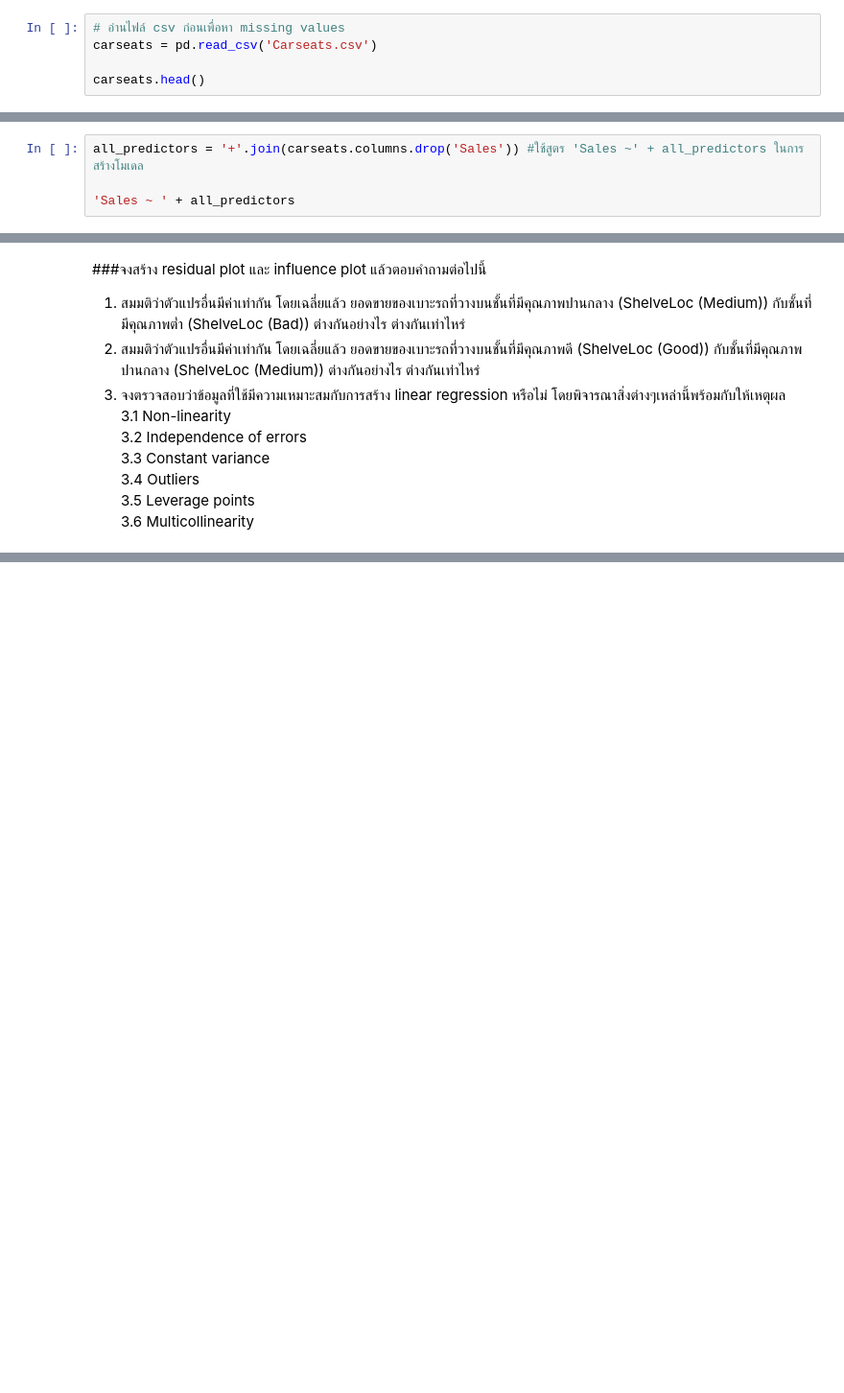
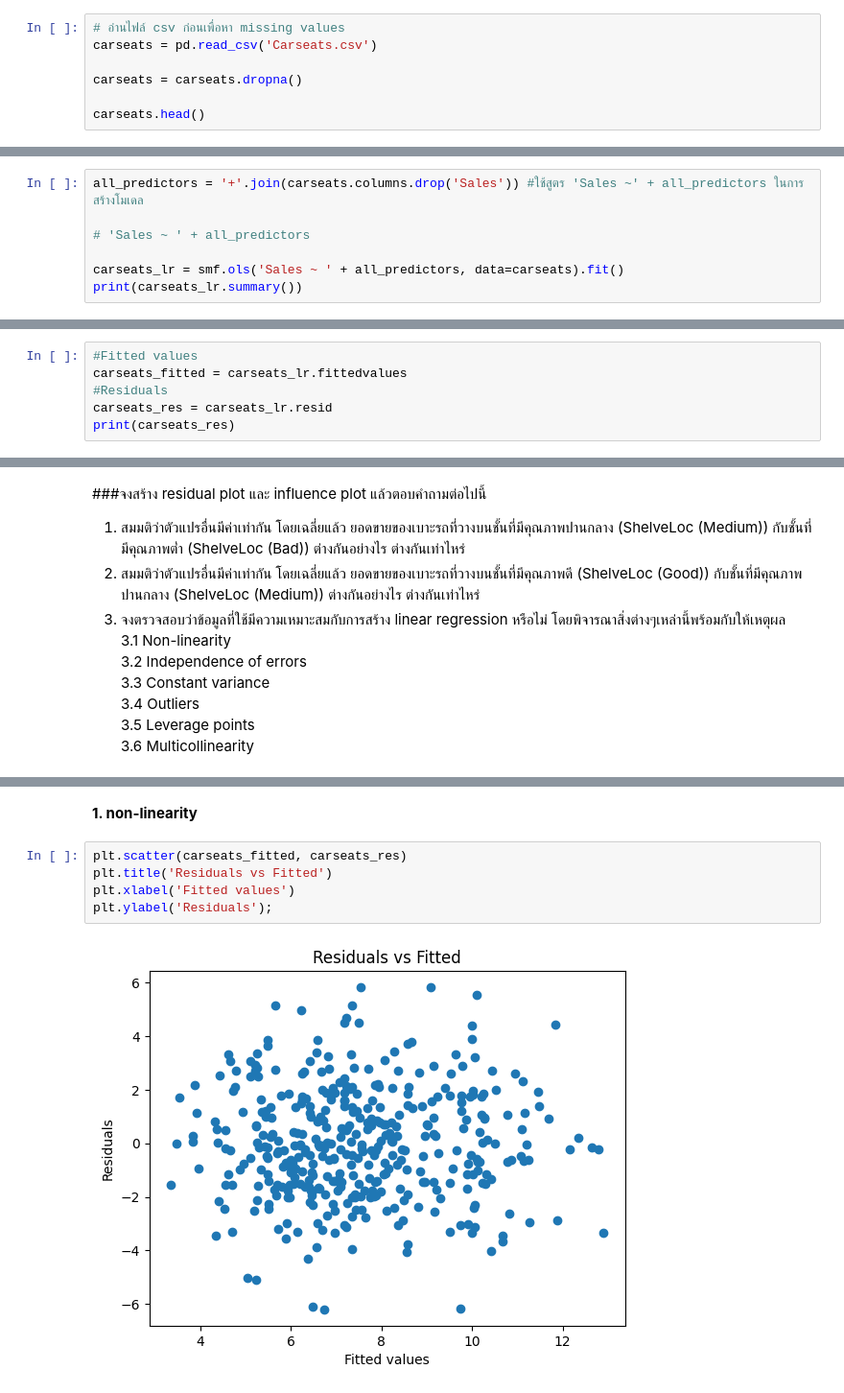
Before and after one commit to Po743/229352-StatisticalLearning, a Jupyter notebook: 229351_LAB07.ipynb, the cells around one changed output, grey strips where cells are left out. Shown: that part at 96% size. Cells and saved outputs as stored; diff of their text form; blank space fills up the shorter version.

```diff
--- a/229351_LAB07.ipynb
+++ b/229351_LAB07.ipynb
@@ -224,4 +388,6 @@ US
 # อ่านไฟล์ csv ก่อนเพื่อหา missing values
 carseats = pd.read_csv('Carseats.csv')
 
+carseats = carseats.dropna()
+
 carseats.head()
@@ -228,4 +401,7 @@ carseats.head()
 # %%
 all_predictors = '+'.join(carseats.columns.drop('Sales')) #ใช้สูตร 'Sales ~' + all_predictors ในการสร้างโมเดล
 
-'Sales ~ ' + all_predictors
+# 'Sales ~ ' + all_predictors
+
+carseats_lr = smf.ols('Sales ~ ' + all_predictors, data=carseats).fit()
+print(carseats_lr.summary())
@@ -231,0 +426,6 @@ all_predictors = '+'.join(carseats.columns.drop('Sales')) #ใช้สูตร
+# %%
+#Fitted values
+carseats_fitted = carseats_lr.fittedvalues
+#Residuals
+carseats_res = carseats_lr.resid
+print(carseats_res)
@@ -247,0 +467,9 @@ all_predictors = '+'.join(carseats.columns.drop('Sales')) #ใช้สูตร
+# %% [markdown]
+**1. non-linearity**
+# %%
+plt.scatter(carseats_fitted, carseats_res)
+plt.title('Residuals vs Fitted')
+plt.xlabel('Fitted values')
+plt.ylabel('Residuals');
+# %% [output]
+[figure, added]
```
Also changed, not shown: parts of 37 cells of this notebook.
